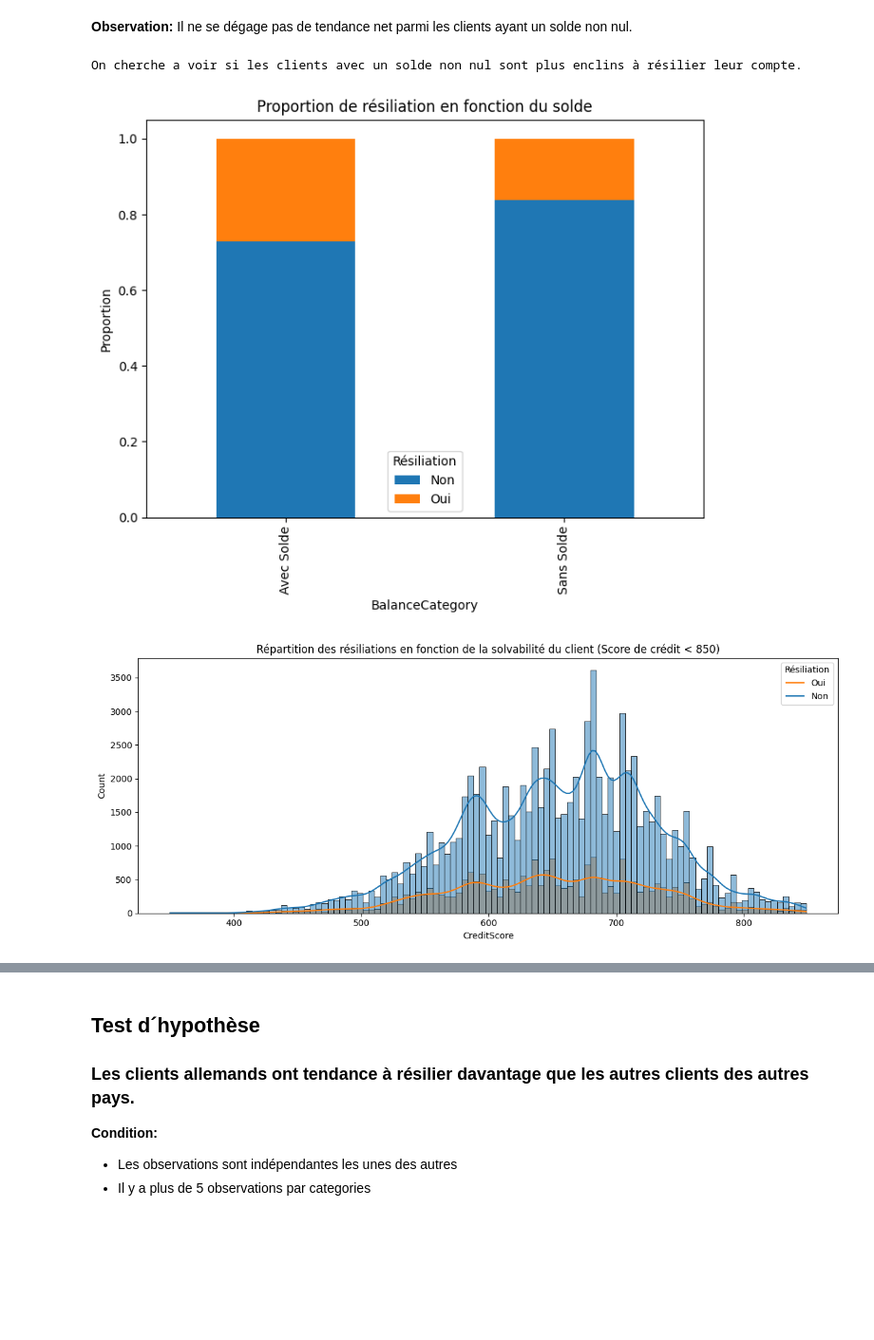
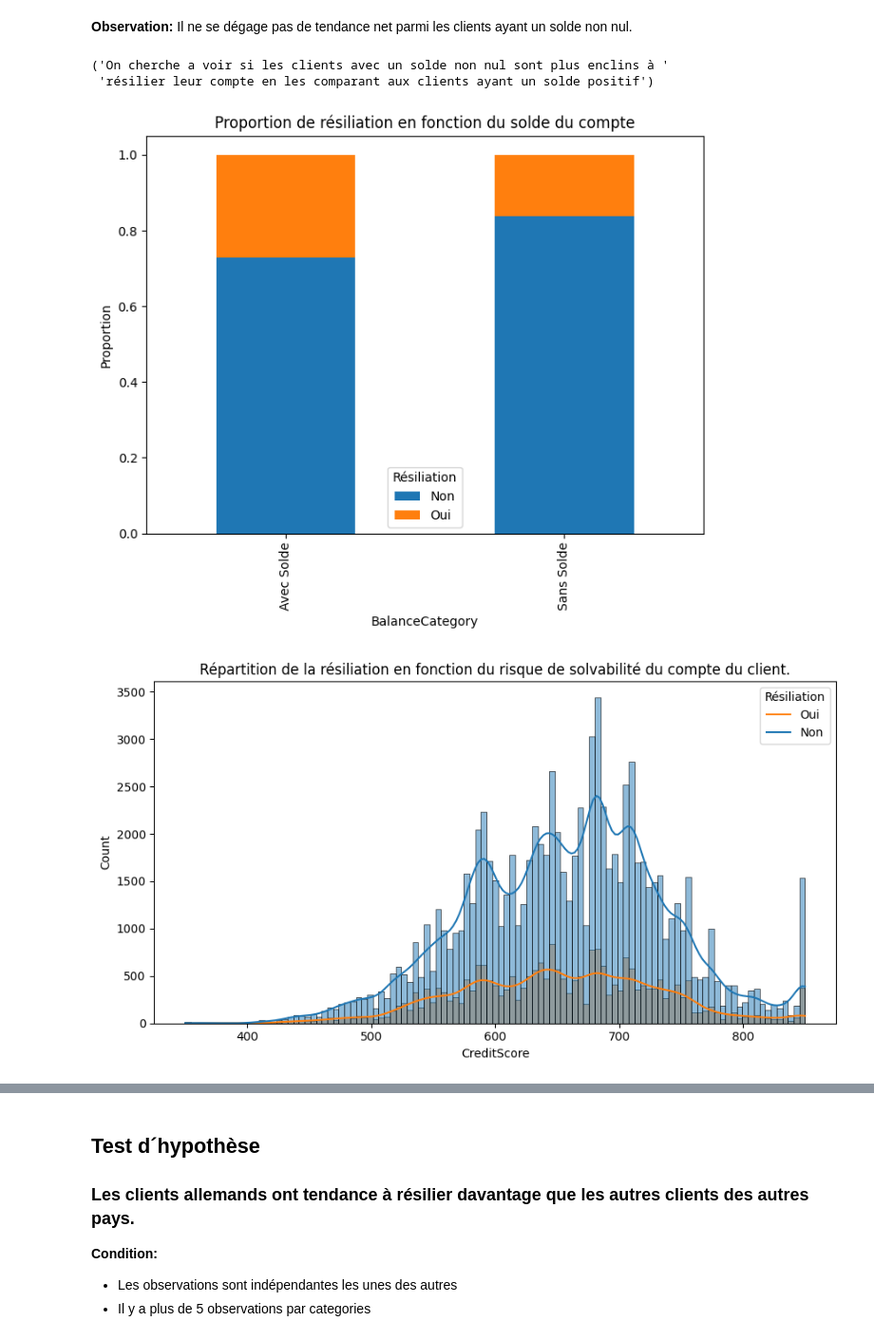
Before and after one commit to lbihin/mlpro-classification-bank-churn-2025, a Jupyter notebook: eda/eda.ipynb, the cells around one changed output, grey strips where cells are left out. Shown at 95% size. Saved outputs shown, nothing was run; the diff lists cells and outputs as text; code cells hidden in the pictures; blank space fills up the shorter version.

```diff
--- a/eda/eda.ipynb
+++ b/eda/eda.ipynb
@@ -727,11 +781,11 @@ combined_data = pd.concat([
 # %% [markdown]
 **Observation:** Il ne se dégage pas de tendance net parmi les clients ayant un solde non nul.
 # %%
-print("On cherche a voir si les clients avec un solde non nul sont plus enclins à résilier leur compte.")
+pprint("On cherche a voir si les clients avec un solde non nul sont plus enclins à résilier leur compte en les comparant aux clients ayant un solde positif")
 
 # Plot the stacked bar chart
 plt.figure(figsize=(7, 6))
-plt.title('Proportion de résiliation en fonction du solde')
+plt.title('Proportion de résiliation en fonction du solde du compte')
 crosstab = pd.crosstab(combined_data['BalanceCategory'], combined_data['Exited'], normalize='index')
 crosstab.plot(kind="bar", stacked=True, ax=plt.gca())
 plt.ylabel('Proportion')
@@ -739,23 +793,15 @@ plt.legend(title='Résiliation', labels=['Non', 'Oui'])
 plt.tight_layout()
 plt.show()
 # %% [output]
-On cherche a voir si les clients avec un solde non nul sont plus enclins à résilier leur compte.
+('On cherche a voir si les clients avec un solde non nul sont plus enclins à '
+ 'résilier leur compte en les comparant aux clients ayant un solde positif')
-[figure, old version]
+[figure, new version]
 # %%
-risque_faible = train_df.query('`CreditScore` > 849')
-risque_eleve_modere = train_df.query('`CreditScore` <= 849')
-
-plt.figure(figsize=(12,5))
-plt.title('Répartition des résiliations en fonction de la solvabilité du client (Score de crédit < 850)')
-sns.histplot(data=risque_eleve_modere, x='CreditScore', hue='Exited', kde=True)
+plt.figure(figsize=(9,5))
+plt.title(f'Répartition de la résiliation en fonction du risque de solvabilité du compte du client.')
+sns.histplot(data=train_df, x='CreditScore', hue='Exited', kde=True)
 plt.legend(title='Résiliation', labels=['Oui', 'Non'])
 plt.tight_layout()
 plt.show()
-
-# Combine the data for plotting
-combined_data = pd.concat([
-    solde_nul.assign(RiskCat='Faible'),
-    solde_non_nul.assign(RiskCat='Elevé_Standard')
-])
 # %% [output]
-[figure, old version]
+[figure, new version]
```
Also changed, not shown: parts of 23 cells of this notebook, 1 other file.
